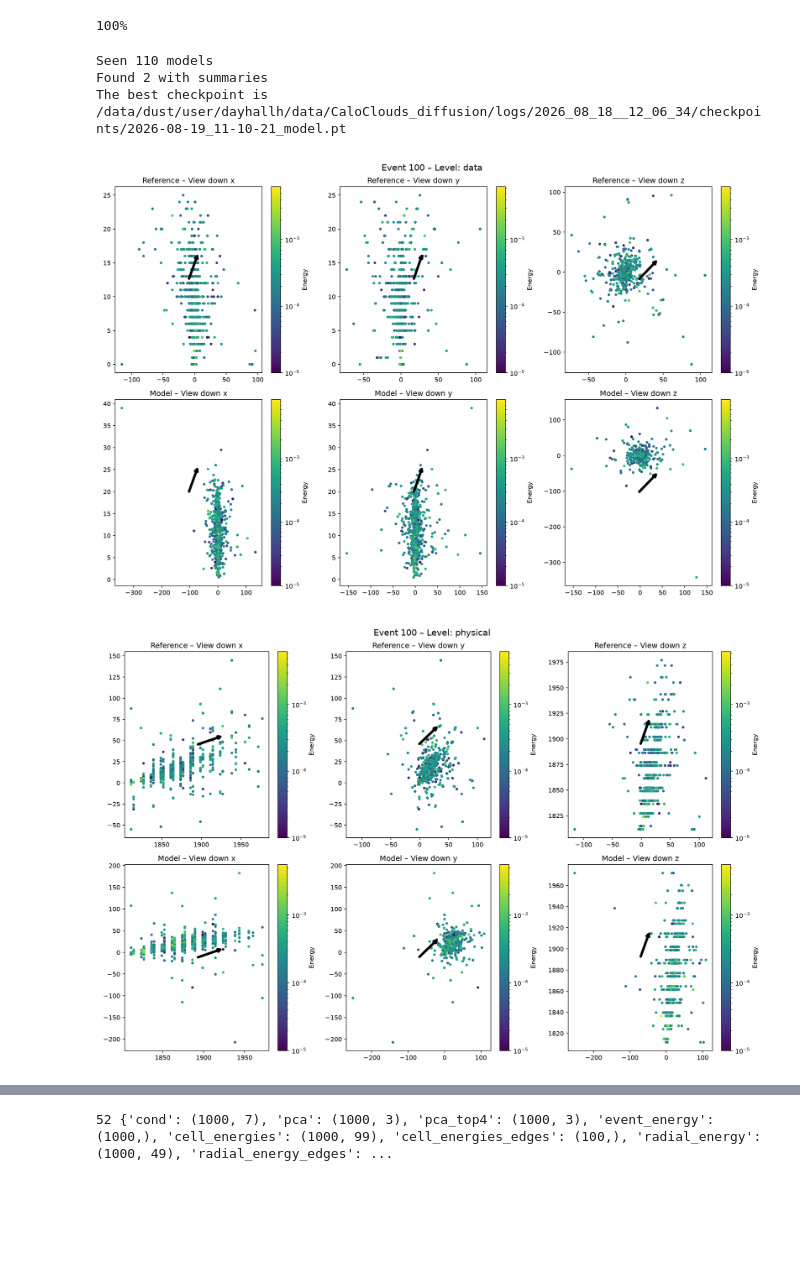
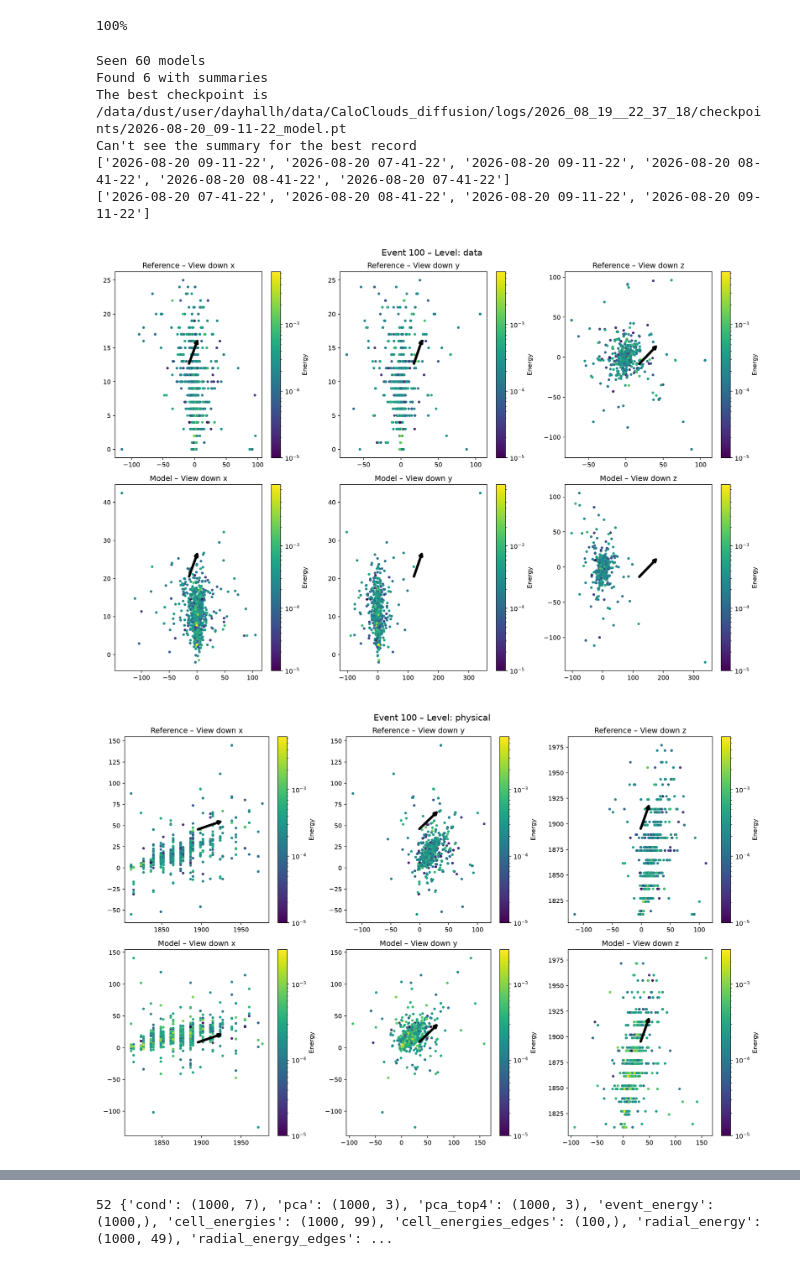
Before and after one commit to HenryDayHall/CaloCloudi, a Jupyter notebook: scripts/check_summary.ipynb, the cells around one changed output, grey strips where cells are left out. Cells and saved outputs as stored; diff of their text form; code cells hidden in the pictures; blank space fills up the shorter version.

```diff
--- a/scripts/check_summary.ipynb
+++ b/scripts/check_summary.ipynb
@@ -74,14 +74,20 @@ if True:
 
 # latest with good starting choices
 #log_dir = "/data/dust/user/dayhallh/data/CaloClouds_diffusion/logs/2026_08_18__12_06_30/" # padded photons 3, best yet
-log_dir = "/data/dust/user/dayhallh/data/CaloClouds_diffusion/logs/2026_08_18__12_06_34/" # padded all 3, best yet
+#log_dir = "/data/dust/user/dayhallh/data/CaloClouds_diffusion/logs/2026_08_18__12_06_34/" # padded all 3, best yet
 
-# new distilled
+# first distilled
 #log_dir = "/data/dust/user/dayhallh/data/CaloClouds_diffusion/logs/2026_08_18__17_17_55/" # distilled from photons 3, but not after the end of training
+
+# new moe/mos
+log_dir =  "/data/dust/user/dayhallh/data/CaloClouds_diffusion/logs/2026_08_19__22_37_18/"
+#log_dir =  "/data/dust/user/dayhallh/data/CaloClouds_diffusion/logs/2026_08_19__22_38_22/"
+#log_dir =  "/data/dust/user/dayhallh/data/CaloClouds_diffusion/logs/2026_08_19__22_41_03/"
+#log_dir =  "/data/dust/user/dayhallh/data/CaloClouds_diffusion/logs/2026_08_19__22_43_47/"
 
 #summary_suffix = "_summary.npz"
 summary_suffix = "_rescaled_energy_summary.npz"
-summary_suffix = "_external_cond_rescaled_energy_summary.npz"
+#summary_suffix = "_external_cond_rescaled_energy_summary.npz"
 
 all_model_paths = glob.glob(os.path.join(log_dir, "checkpoints", "*model.pt"))
 print(f"Seen {len(all_model_paths)} models")
@@ -121,35 +127,38 @@ if len(infos) > 5:
     select_dates = [recent_dates[0], recent_dates[n_infos//2], recent_dates[-2], recent_dates[-1]]
     if os.path.exists(best_record):
         for date in dates:
             if date in best_record:
                 selected_dates.append(date)
                 break
         else:
             print("Can't see the summary for the best record")
 
     print(dates)
     dates = [dates[j] for j in select_dates]
     print(dates)
     infos = [infos[j] for j in select_dates]
     model_paths = [model_paths[j] for j in select_dates]
     configs = [configs[j] for j in select_dates]
 
 if len(set(infos)) < len(infos):
     for i, date in enumerate(dates):
         infos[i] = date[8:] + " " + info
 
 
 for model_path in model_paths[::-1]:
     try:
         event_index = 100
         for level in ["data", "physical", "cells"]:
             display(Image(filename=f'{model_path[:-3]}_{level}_{event_index}.png'))
         break
     except FileNotFoundError:
         continue
 # %% [output]
-Seen 110 models
-Found 2 with summaries
-The best checkpoint is /data/dust/user/dayhallh/data/CaloClouds_diffusion/logs/2026_08_18__12_06_34/checkpoints/2026-08-19_11-10-21_model.pt
+Seen 60 models
+Found 6 with summaries
+The best checkpoint is /data/dust/user/dayhallh/data/CaloClouds_diffusion/logs/2026_08_19__22_37_18/checkpoints/2026-08-20_09-11-22_model.pt
+Can't see the summary for the best record
+['2026-08-20 09-11-22', '2026-08-20 07-41-22', '2026-08-20 09-11-22', '2026-08-20 08-41-22', '2026-08-20 08-41-22', '2026-08-20 07-41-22']
+['2026-08-20 07-41-22', '2026-08-20 08-41-22', '2026-08-20 09-11-22', '2026-08-20 09-11-22']
-[figure, old version]
+[figure, new version]
-[figure, old version]
+[figure, new version]
```
Also changed, not shown: parts of 3 cells of this notebook, 4 other files.
